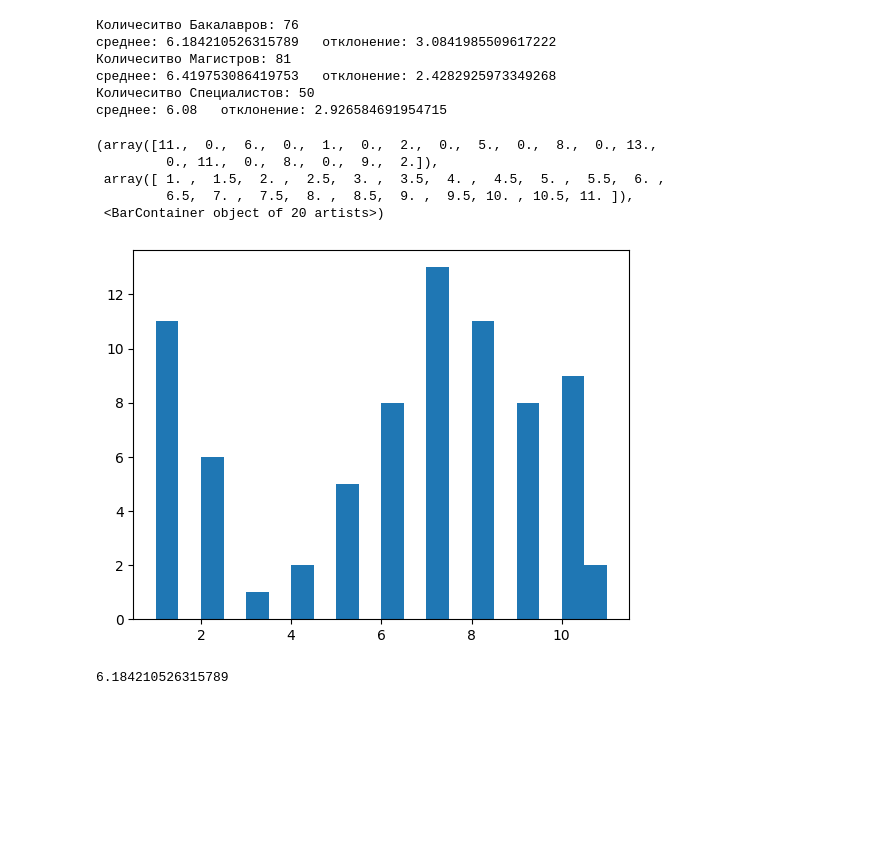
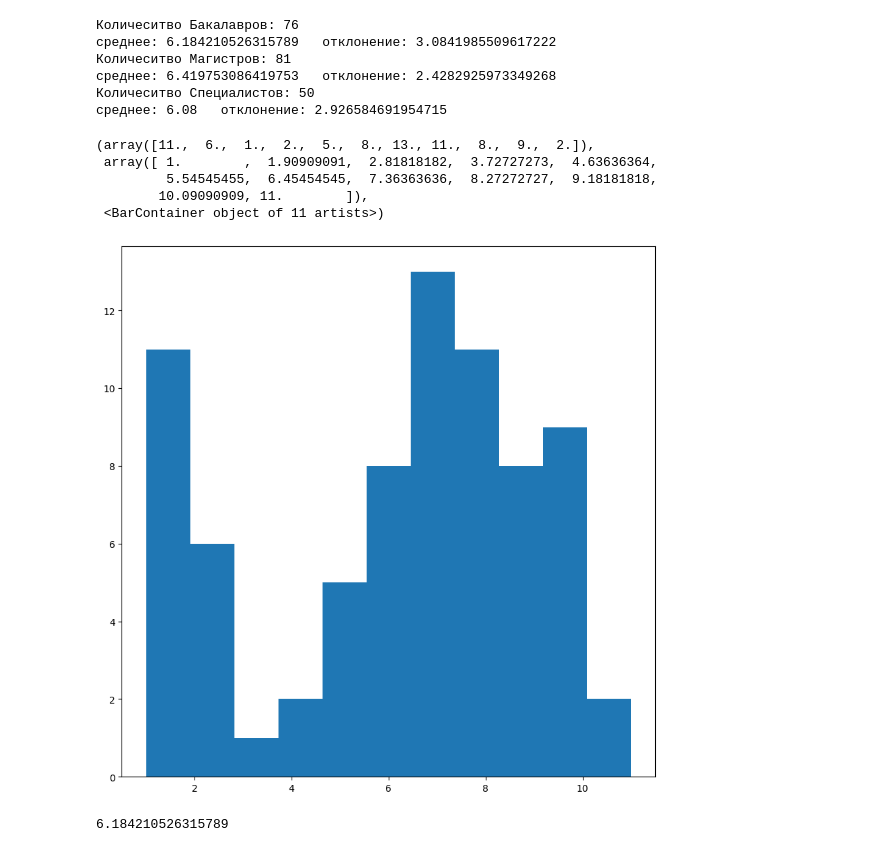
Before and after one commit to sprinter24/DataAnalysis, a Jupyter notebook: Student data/Untitled.ipynb, the cells around one changed output. Saved outputs shown, nothing was run; the diff lists cells and outputs as text; code cells hidden in the pictures; blank space fills up the shorter version.

```diff
--- a/Student data/Untitled.ipynb
+++ b/Student data/Untitled.ipynb
@@ -284,14 +303,14 @@ print('среднее:', dataSpec['Посещения'].mean(),'  отклоне
 Количеситво Специалистов: 50
 среднее: 6.08   отклонение: 2.926584691954715
 # %%
-plt.hist(dataBakalavr['Посещения'], bins = 20)
+plt.hist(dataBakalavr['Посещения'], bins = 11)
 # %% [output]
-(array([11.,  0.,  6.,  0.,  1.,  0.,  2.,  0.,  5.,  0.,  8.,  0., 13.,
-         0., 11.,  0.,  8.,  0.,  9.,  2.]),
- array([ 1. ,  1.5,  2. ,  2.5,  3. ,  3.5,  4. ,  4.5,  5. ,  5.5,  6. ,
-         6.5,  7. ,  7.5,  8. ,  8.5,  9. ,  9.5, 10. , 10.5, 11. ]),
- <BarContainer object of 20 artists>)
+(array([11.,  6.,  1.,  2.,  5.,  8., 13., 11.,  8.,  9.,  2.]),
+ array([ 1.        ,  1.90909091,  2.81818182,  3.72727273,  4.63636364,
+         5.54545455,  6.45454545,  7.36363636,  8.27272727,  9.18181818,
+        10.09090909, 11.        ]),
+ <BarContainer object of 11 artists>)
-[figure, old version]
+[figure, new version]
 # %%
 dataBakalavr['Посещения'].mean()
 # %% [output]
```
Also changed, not shown: parts of 4 cells of this notebook, 2 other files.
